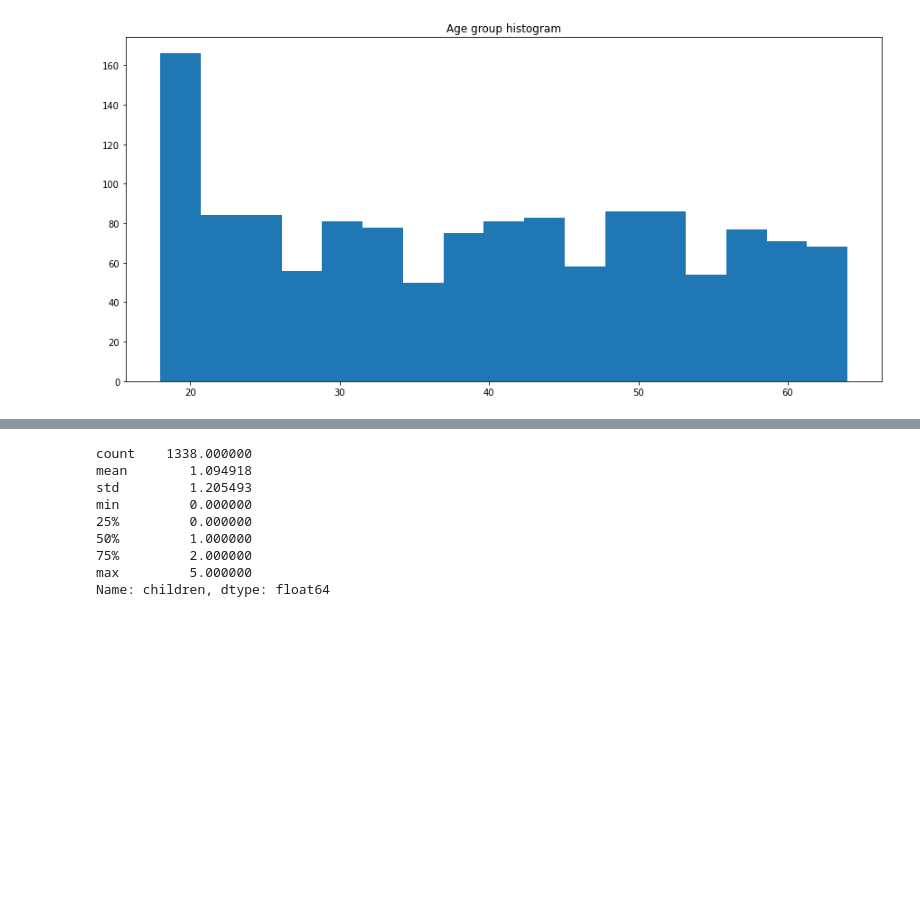
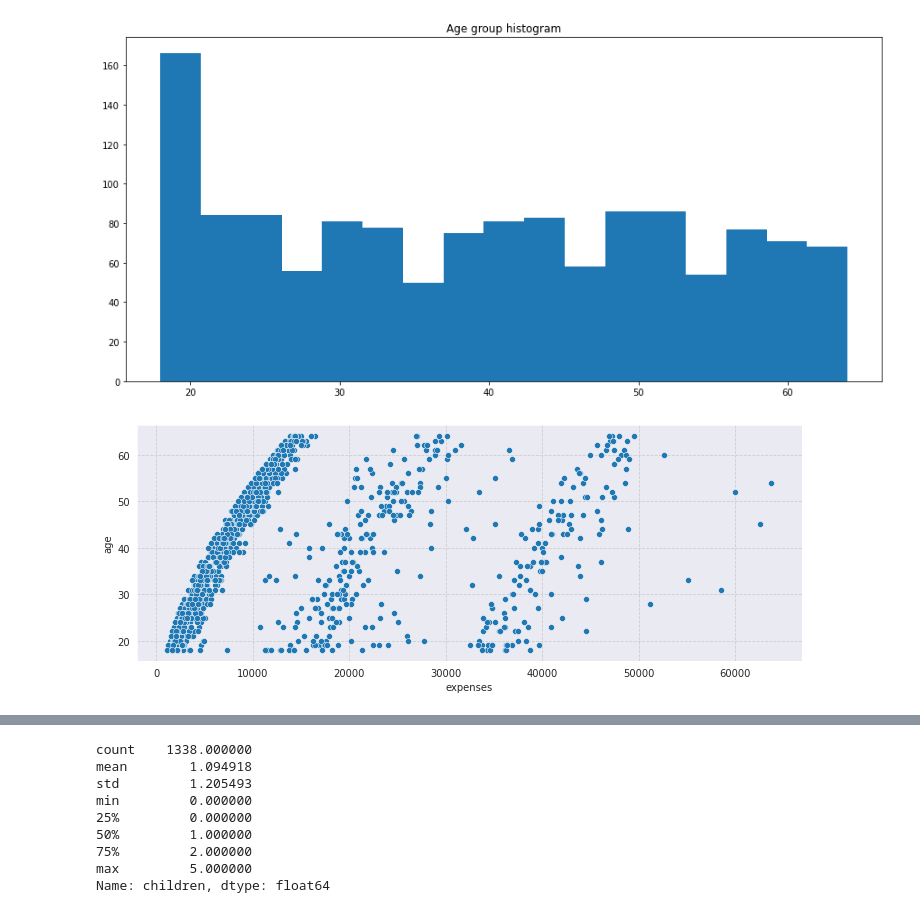
Before and after one commit to rohanpatankar926/insurance_premium_cicd_aws, a Jupyter notebook: EDA for Insurance premium prediction.ipynb, the cells around one changed output, grey strips where cells are left out. Cells and saved outputs as stored; diff of their text form; code cells hidden in the pictures; blank space fills up the shorter version.

```diff
--- a/EDA for Insurance premium prediction.ipynb
+++ b/EDA for Insurance premium prediction.ipynb
@@ -106,3 +109,12 @@ plt.hist(df['age'],bins=17)
 plt.show()
 # %% [output]
 [figure]
+# %%
+plt.figure(figsize=(10,4))
+sns.set_style(style='darkgrid', rc={"grid.color": ".8", "grid.linestyle": "--"})
+sns.scatterplot(y=df['age'],x=df['expenses'],palette='RdYlGn_r')
+plt.tight_layout()
+plt.grid(True)
+plt.show()
+# %% [output]
+[figure, added]
```
Also changed, not shown: parts of 21 cells of this notebook.
